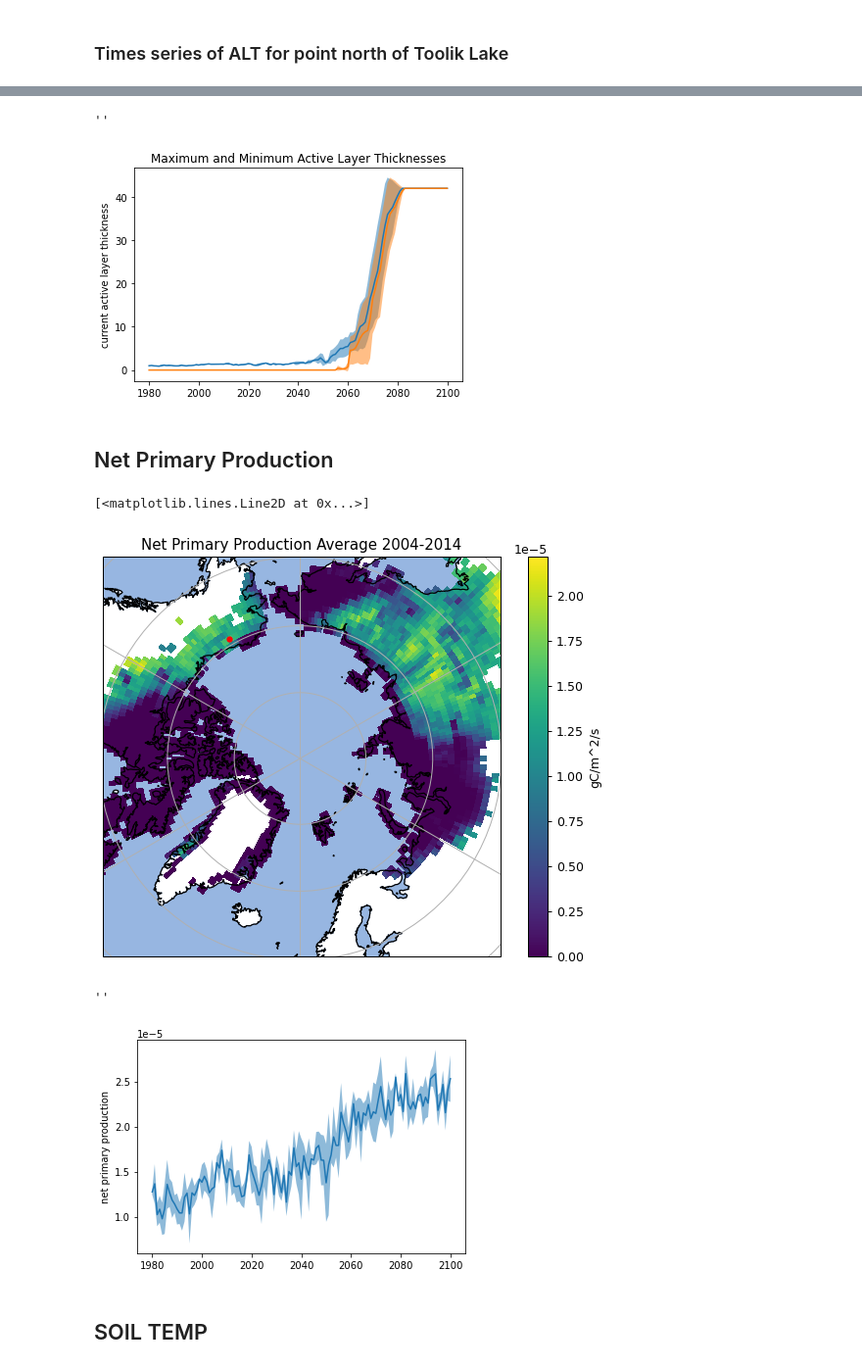
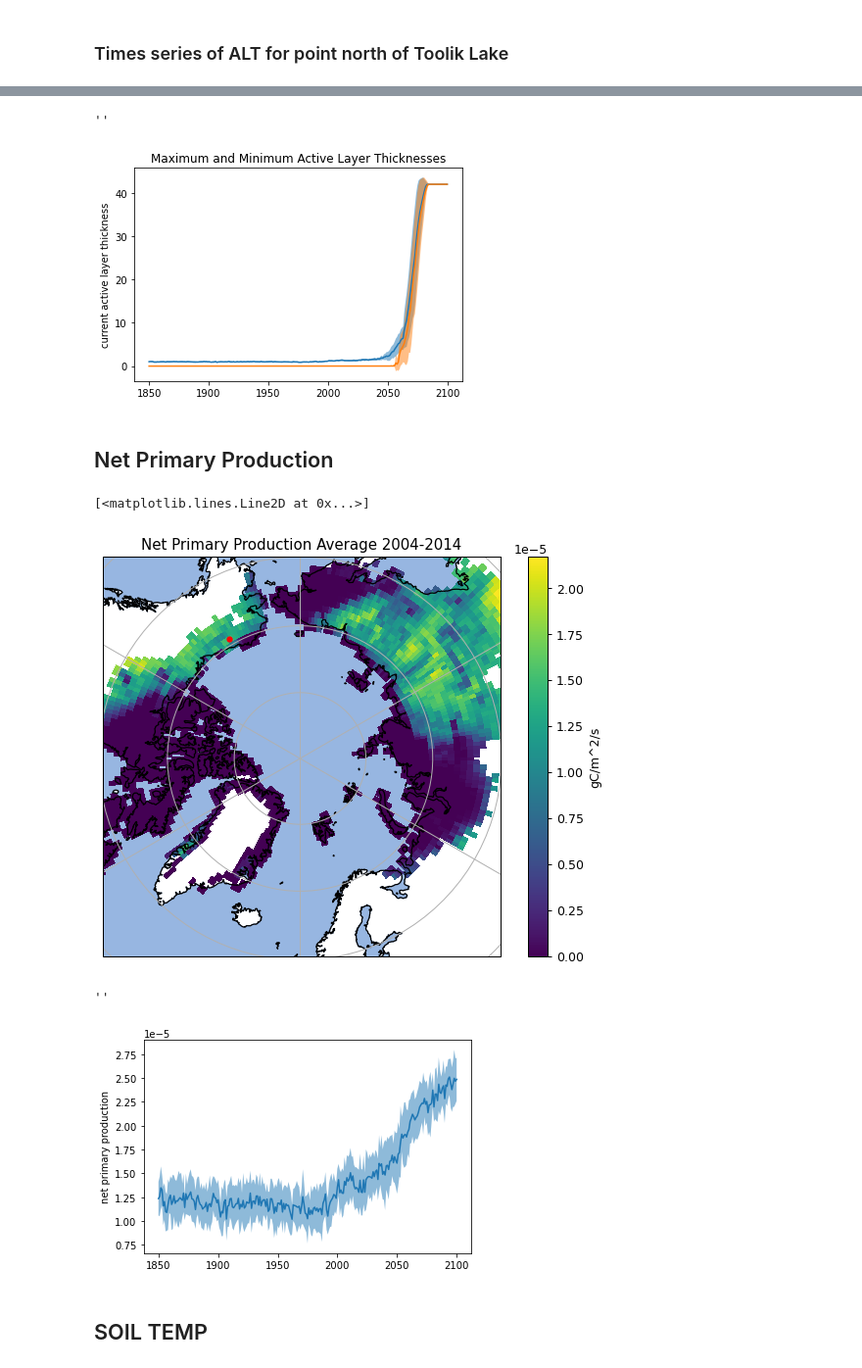
Before and after one commit to eschlerm/permafrost, a Jupyter notebook: LocalChange-ARC.ipynb, the cells around one changed output, grey strips where cells are left out. Shown at 98% size. Drawn from its saved outputs; the diff is of its cells as text; code cells hidden in the pictures.

Commit message:
Time of emergence plots, 20 ensemble members

```diff
--- a/LocalChange-ARC.ipynb
+++ b/LocalChange-ARC.ipynb
@@ -293,7 +293,7 @@ def month_wts(nyears):
 # %%
 model = 'CESM2'
 # starting with ensemble 11 because of error with soils data zsoi in #10
-ens = 11+np.arange(3) #determine number of ensemble numbers
+ens = 11+np.arange(20) #determine number of ensemble numbers
 nens = len(ens)
 firstyear = 1850 #start reading in data this year, range is 1850-2100
 lastyear  = 2100 #finish data this year
@@ -346,7 +346,7 @@ _ = wait(dsMonth2)
 #Code to convert TSOI data from kelvin to celsius
 dsMonth2['TSOI'] = dsMonth2.TSOI_10CM-273.15
 dsMonth2['TSOI'].attrs = dsMonth2.TSOI_10CM.attrs
-dsMonth2['TSOI'].attrs['units'] = 'C'
+dsMonth2['TSOI'].attrs['units'] = '$^{\circ}$C'
 dsMonth2['TSOI_10CM'] = dsMonth2.TSOI
 
 print(" -- data read in, start plotting -- ")
@@ -474,14 +465,14 @@ plt.title('Maximum Active Layer Thickness')
 # %%
 # Maximum Active Layer Thickness
-y = maxALT.sel(lat=plat,lon=plon,method='nearest').sel(year=slice(1980,2100)).mean('ens')
-ystd = maxALT.sel(lat=plat,lon=plon,method='nearest').sel(year=slice(1980,2100)).std('ens')
+y = maxALT.sel(lat=plat,lon=plon,method='nearest').sel(year=slice(1850,2100)).mean('ens')
+ystd = maxALT.sel(lat=plat,lon=plon,method='nearest').sel(year=slice(1850,2100)).std('ens')
 x = y.year
 plt.plot(x,y)
 plt.fill_between(x, (y-ystd), (y+ystd), alpha=0.5)
 
 #Minimum Active Layer Thickness
-y_min = minALT.sel(lat=plat,lon=plon,method='nearest').sel(year=slice(1980,2100)).mean('ens')
-ystd_min = minALT.sel(lat=plat,lon=plon,method='nearest').sel(year=slice(1980,2100)).std('ens')
+y_min = minALT.sel(lat=plat,lon=plon,method='nearest').sel(year=slice(1850,2100)).mean('ens')
+ystd_min = minALT.sel(lat=plat,lon=plon,method='nearest').sel(year=slice(1850,2100)).std('ens')
 x_min = y_min.year
 plt.plot(x_min,y_min)
 plt.fill_between(x_min, (y_min-ystd_min), (y_min+ystd_min), alpha=0.5)
@@ -491,7 +482,7 @@ plt.title('Maximum and Minimum Active Layer Thicknesses')
 ;
 # %% [output]
 ''
-[figure, old version]
+[figure, new version]
 # %% [markdown]
 ## Net Primary Production
 # %%
@@ -538,20 +529,20 @@ plt.plot(plon, plat, markersize=4,
 # print(np.round(plotVar.sel(lat=plat,lon=plon,method='nearest').values,2))
 # %% [output]
 [<matplotlib.lines.Line2D at 0x...>]
-[figure, old version]
+[figure, new version]
 # %%
 NPP = dsMonth2.NPP.groupby('time.year').mean('time')
 
-y = NPP.sel(lat=plat,lon=plon,method='nearest').sel(year=slice(1980,2100)).mean('ens')
-ystd = NPP.sel(lat=plat,lon=plon,method='nearest').sel(year=slice(1980,2100)).std('ens')
+y = NPP.sel(lat=plat,lon=plon,method='nearest').sel(year=slice(1850,2100)).mean('ens')
+ystd = NPP.sel(lat=plat,lon=plon,method='nearest').sel(year=slice(1850,2100)).std('ens')
 x = y.year
 plt.plot(x,y)
 plt.fill_between(x, (y-ystd), (y+ystd), alpha=0.5)
 plt.ylabel(dsMonth2.NPP.attrs['long_name'])
 ;
 # %% [output]
 ''
-[figure, old version]
+[figure, new version]
 # %% [markdown]
 ## SOIL TEMP
 # %% [markdown]
```
Also changed, not shown: parts of 31 cells of this notebook.
